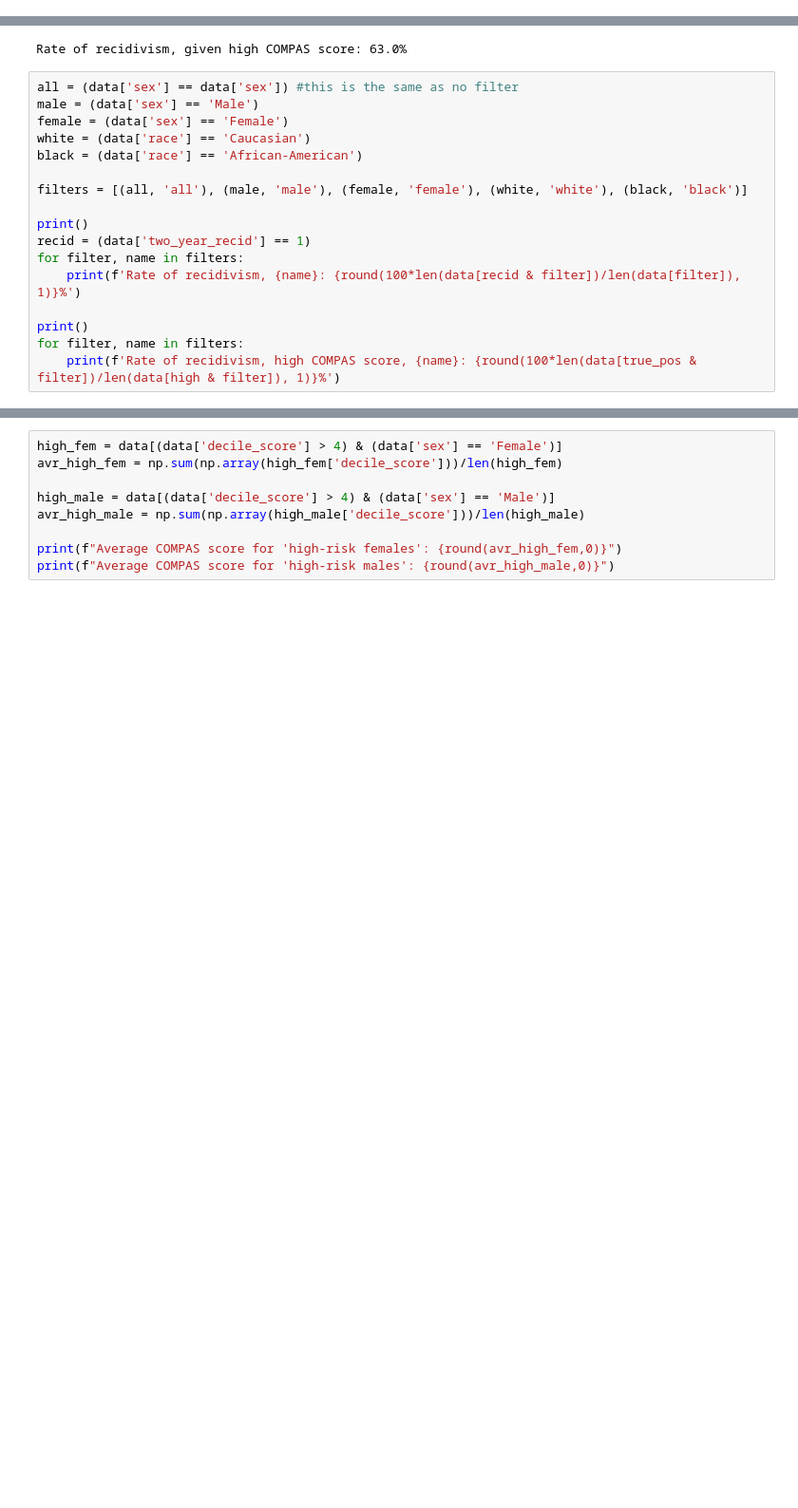
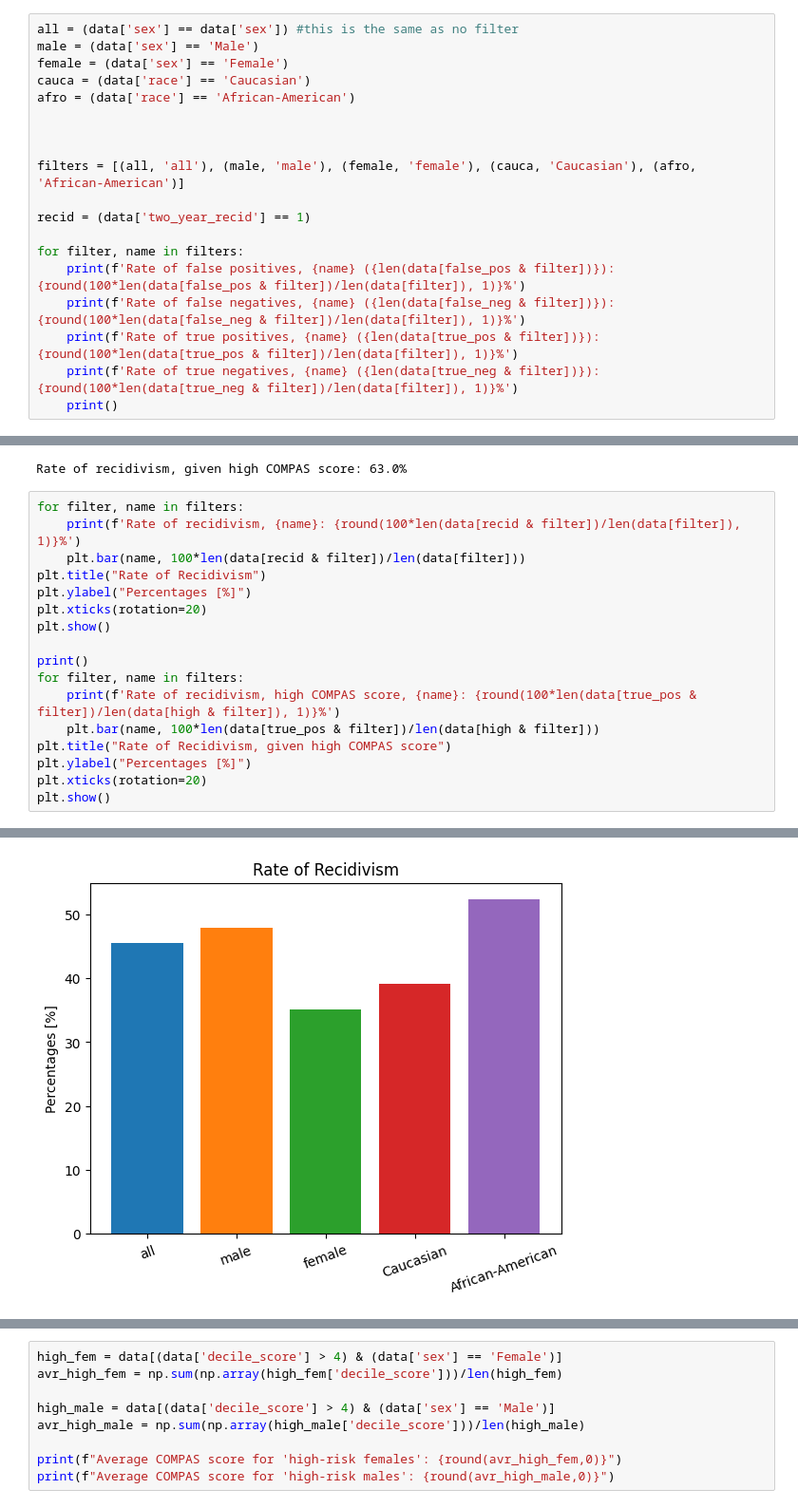
Before and after one commit to kajassandnes/HON2200_compas, a Jupyter notebook: compas_jakob.ipynb, the cells around one changed output, grey strips where cells are left out. Shown at 95% size. Saved outputs shown, nothing was run; the diff lists cells and outputs as text; blank space fills up the shorter version.

Commit message:
Masse ny analyse i del b), inkludert en haug med ultraflotte plott!

```diff
--- a/compas_jakob.ipynb
+++ b/compas_jakob.ipynb
@@ -63,3 +65,22 @@ Rate of false positives: 16.5%
 Rate of false negatives: 17.4%
 Rate of true positives: 28.1%
 Rate of true negatives: 38.0%
+# %%
+all = (data['sex'] == data['sex']) #this is the same as no filter
+male = (data['sex'] == 'Male')
+female = (data['sex'] == 'Female')
+cauca = (data['race'] == 'Caucasian')
+afro = (data['race'] == 'African-American')
+
+
+
+filters = [(all, 'all'), (male, 'male'), (female, 'female'), (cauca, 'Caucasian'), (afro, 'African-American')]
+
+recid = (data['two_year_recid'] == 1)
+
+for filter, name in filters:
+    print(f'Rate of false positives, {name} ({len(data[false_pos & filter])}): {round(100*len(data[false_pos & filter])/len(data[filter]), 1)}%')
+    print(f'Rate of false negatives, {name} ({len(data[false_neg & filter])}): {round(100*len(data[false_neg & filter])/len(data[filter]), 1)}%')
+    print(f'Rate of true positives, {name} ({len(data[true_pos & filter])}): {round(100*len(data[true_pos & filter])/len(data[filter]), 1)}%')
+    print(f'Rate of true negatives, {name} ({len(data[true_neg & filter])}): {round(100*len(data[true_neg & filter])/len(data[filter]), 1)}%')
+    print()
@@ -71,22 +114,22 @@ print(f'Rate of recidivism, given high COMPAS score: {round(100*len(data[true_po
 # %% [output]
 Rate of recidivism, given high COMPAS score: 63.0%
 # %%
-all = (data['sex'] == data['sex']) #this is the same as no filter
-male = (data['sex'] == 'Male')
-female = (data['sex'] == 'Female')
-white = (data['race'] == 'Caucasian')
-black = (data['race'] == 'African-American')
-
-filters = [(all, 'all'), (male, 'male'), (female, 'female'), (white, 'white'), (black, 'black')]
-
-print()
-recid = (data['two_year_recid'] == 1)
 for filter, name in filters:
     print(f'Rate of recidivism, {name}: {round(100*len(data[recid & filter])/len(data[filter]), 1)}%')
+    plt.bar(name, 100*len(data[recid & filter])/len(data[filter]))
+plt.title("Rate of Recidivism")
+plt.ylabel("Percentages [%]")
+plt.xticks(rotation=20)
+plt.show()
 
 print()
 for filter, name in filters:
     print(f'Rate of recidivism, high COMPAS score, {name}: {round(100*len(data[true_pos & filter])/len(data[high & filter]), 1)}%')
+    plt.bar(name, 100*len(data[true_pos & filter])/len(data[high & filter]))
+plt.title("Rate of Recidivism, given high COMPAS score")
+plt.ylabel("Percentages [%]")
+plt.xticks(rotation=20)
+plt.show()
 # %% [output]
 Rate of recidivism, all: 45.5%
 Rate of recidivism, male: 47.9%
@@ -101,0 +139 @@ Rate of recidivism, high COMPAS score, black: 65.0%
+[figure, added]
```
Also changed, not shown: parts of 35 cells of this notebook.
